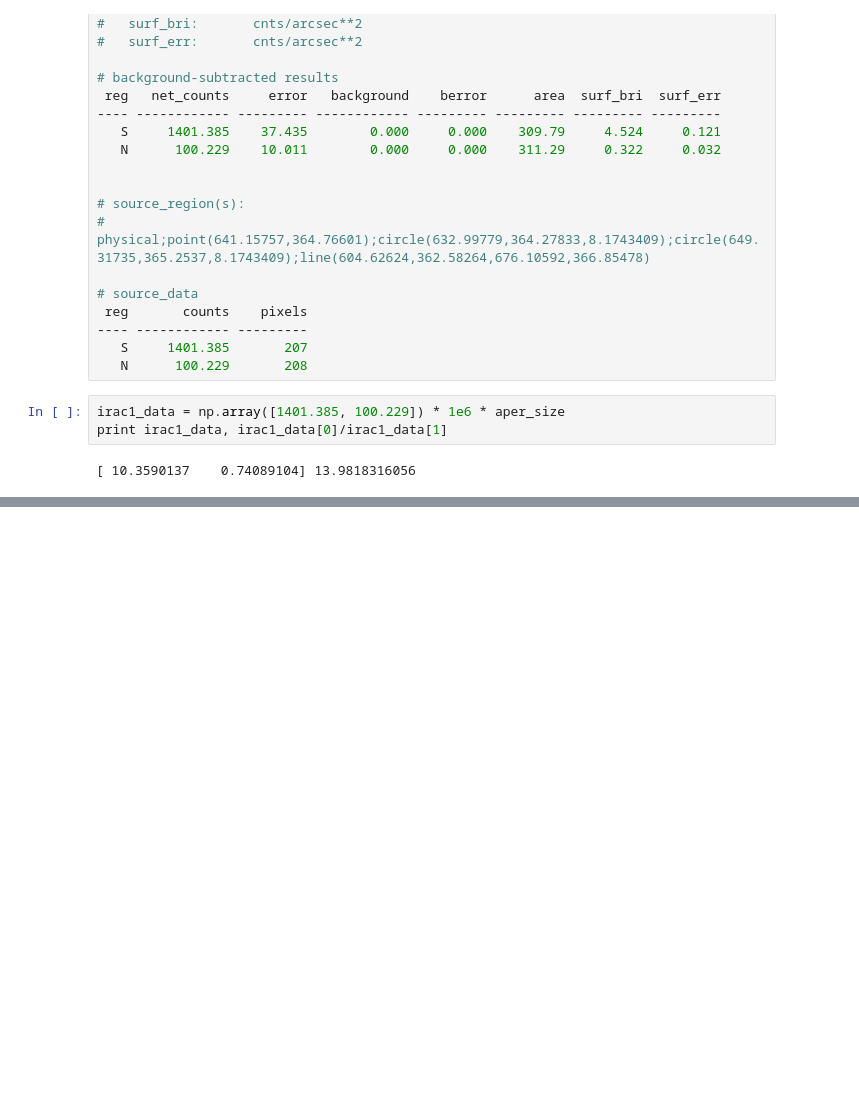
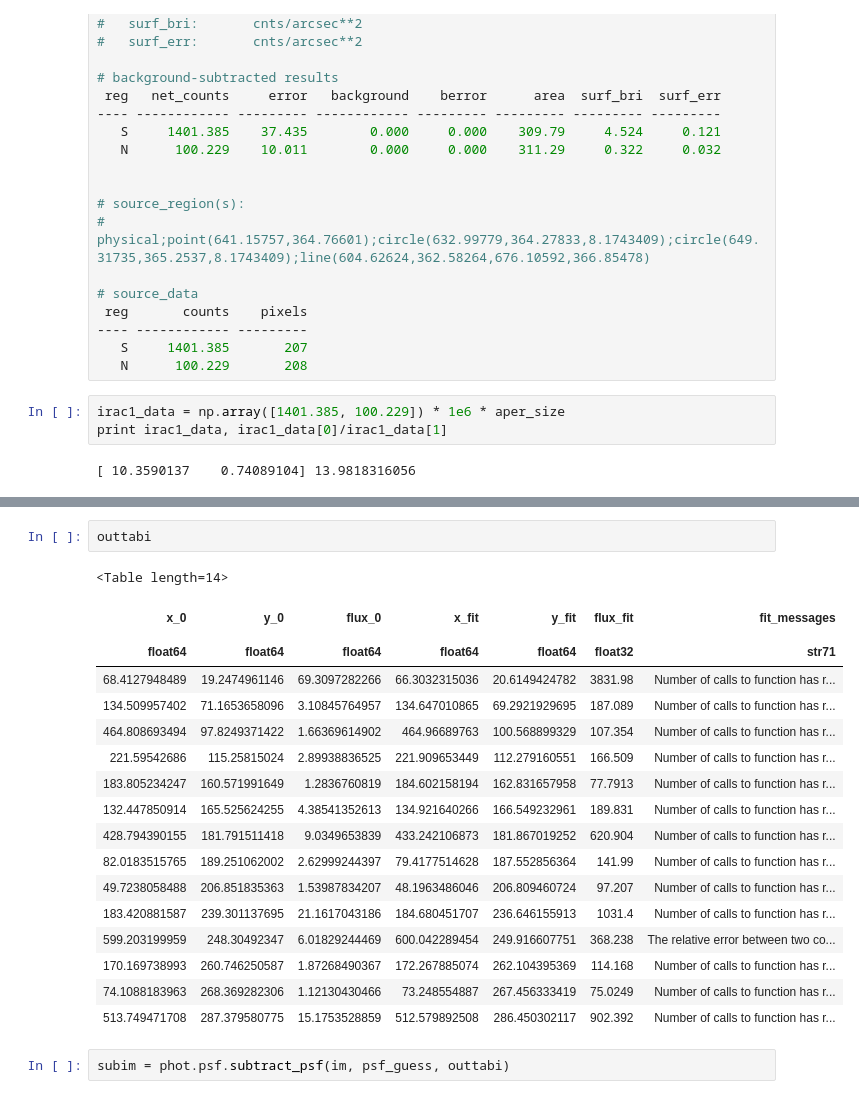
Before and after one commit to yaolun/misc, a Jupyter notebook: hyperion/intensity_comparison.ipynb, the cells around one changed output, grey strips where cells are left out. Drawn from its saved outputs; the diff is of its cells as text; blank space fills up the shorter version.

```diff
--- a/hyperion/intensity_comparison.ipynb
+++ b/hyperion/intensity_comparison.ipynb
@@ -123,0 +229,23 @@ print irac1_data, irac1_data[0]/irac1_data[1]
+# %%
+outtabi
+# %% [output]
+<Table length=14>
+| x_0 | y_0 | flux_0 | x_fit | y_fit | flux_fit | fit_messages |
+|  |  |  |  |  |  |  |
+| float64 | float64 | float64 | float64 | float64 | float32 | str71 |
+| 68.4127948489 | 19.2474961146 | 69.3097282266 | 66.3032315036 | 20.6149424782 | 3831.98 | Number of calls to function has r... |
+| 134.509957402 | 71.1653658096 | 3.10845764957 | 134.647010865 | 69.2921929695 | 187.089 | Number of calls to function has r... |
+| 464.808693494 | 97.8249371422 | 1.66369614902 | 464.96689763 | 100.568899329 | 107.354 | Number of calls to function has r... |
+| 221.59542686 | 115.25815024 | 2.89938836525 | 221.909653449 | 112.279160551 | 166.509 | Number of calls to function has r... |
+| 183.805234247 | 160.571991649 | 1.2836760819 | 184.602158194 | 162.831657958 | 77.7913 | Number of calls to function has r... |
+| 132.447850914 | 165.525624255 | 4.38541352613 | 134.921640266 | 166.549232961 | 189.831 | Number of calls to function has r... |
+| 428.794390155 | 181.791511418 | 9.0349653839 | 433.242106873 | 181.867019252 | 620.904 | Number of calls to function has r... |
+| 82.0183515765 | 189.251062002 | 2.62999244397 | 79.4177514628 | 187.552856364 | 141.99 | Number of calls to function has r... |
+| 49.7238058488 | 206.851835363 | 1.53987834207 | 48.1963486046 | 206.809460724 | 97.207 | Number of calls to function has r... |
+| 183.420881587 | 239.301137695 | 21.1617043186 | 184.680451707 | 236.646155913 | 1031.4 | Number of calls to function has r... |
+| 599.203199959 | 248.30492347 | 6.01829244469 | 600.042289454 | 249.916607751 | 368.238 | The relative error between two co... |
+| 170.169738993 | 260.746250587 | 1.87268490367 | 172.267885074 | 262.104395369 | 114.168 | Number of calls to function has r... |
+| 74.1088183963 | 268.369282306 | 1.12130430466 | 73.248554887 | 267.456333419 | 75.0249 | Number of calls to function has r... |
+| 513.749471708 | 287.379580775 | 15.1753528859 | 512.579892508 | 286.450302117 | 902.392 | Number of calls to function has r... |
+# %%
+subim = phot.psf.subtract_psf(im, psf_guess, outtabi)
```
Also changed, not shown: parts of 29 cells of this notebook, 5 other files.
